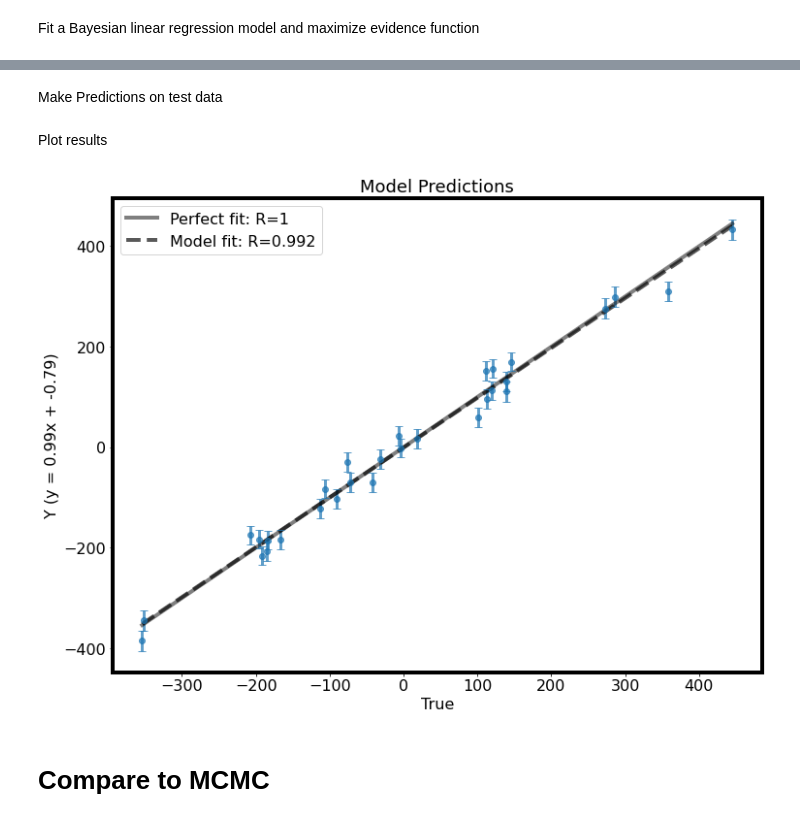
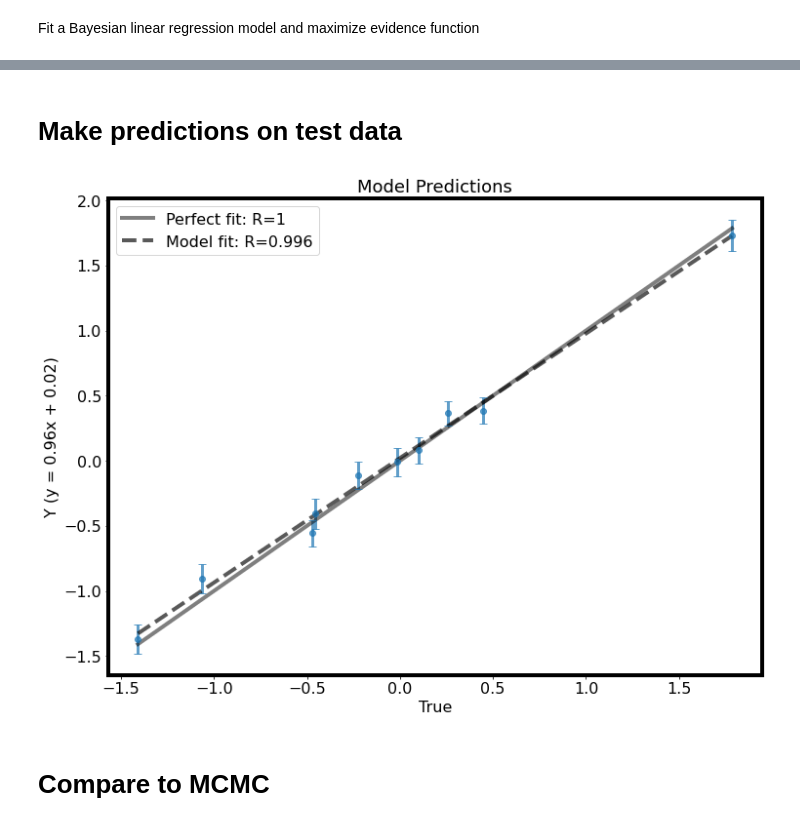
Before and after one commit to JaronThompson/BayesianLinearRegression, a Jupyter notebook: Bayesian Linear Regression.ipynb, the cells around one changed output, grey strips where cells are left out. Cells and saved outputs as stored; diff of their text form; code cells hidden in the pictures.

```diff
--- a/Bayesian Linear Regression.ipynb
+++ b/Bayesian Linear Regression.ipynb
@@ -42,17 +42,22 @@ $$
 In this example, Scikit-learn's make_regression() is used to generate synthetic data with 100 features, 1 target variable, and 150 samples. Gaussian noise is added to the output variable with a standard deviation of 10, which corresponds to a precision of $\frac{1}{10^{2}}$ = .01.
 # %%
 import sklearn.datasets
+from sklearn.preprocessing import StandardScaler
 import numpy as np
 
 # number of samples
-NS = 150
+NS = 500
 # number of features
-NF = 100
+NF = 10
+# number of important features
+n_important = 10
 # define precision as beta
-noise = 20        # std deviation
-beta = 1/noise**2 # inverse variance
+noise = 20      # std deviation
+beta = (1./noise)**2 # inverse variance
 
-X, y = sklearn.datasets.make_regression(n_samples=NS, n_features=NF, n_targets=1, noise=noise)
+X, y = sklearn.datasets.make_regression(n_samples=NS, n_features=NF,
+                                        n_informative=n_important,
+                                        n_targets=1, noise=noise)
 # %% [markdown]
 Decompose data set into training and testing data, setting aside 1/5 of the data for testing.
 # %%
@@ -62,3 +67,11 @@ X_train = X[:N_train, :]
 X_test = X[N_train:, :]
 Y_train = y[:N_train]
 Y_test = y[N_train:]
+# %%
+Xscaler = StandardScaler().fit(X_train)
+X_train = Xscaler.transform(X_train)
+X_test  = Xscaler.transform(X_test)
+
+Yscaler = StandardScaler().fit(np.vstack(Y_train))
+Y_train = Yscaler.transform(np.vstack(Y_train)).ravel()
+Y_test  = Yscaler.transform(np.vstack(Y_test)).ravel()
@@ -65,6 +329,7 @@ Y_test = y[N_train:]
 # %% [markdown]
 Fit a Bayesian linear regression model and maximize evidence function
 # %%
-blr = BLR(X_train, Y_train, alpha=0.)
+blr = BLR(X_train, Y_train)
 blr.fit()
+#blr.fit_MCMC()
 # %% [output]
@@ -82,2 +386,2 @@ Evidence: -441.930
 # %% [markdown]
-Make Predictions on test data
+# Make predictions on test data
@@ -86,26 +388,26 @@ Y, Y_stdv = blr.predict(X_test)
-# %% [markdown]
-Plot results
 # %%
+Y, Y_stdv = blr.predict_MCMC(X_test)
+
 OneToOne = np.linspace(np.min(Y_test), np.max(Y_test), 100)
 plt.plot(OneToOne, OneToOne, 'k', alpha=.5, label="Perfect fit: R=1")
 
 lr_stats = linregress(Y_test, Y)
 y_fit = OneToOne*lr_stats.slope + lr_stats.intercept
 
 plt.plot(OneToOne, y_fit, 'k--', alpha=.65, label=r"Model fit: R={:.3f}".format(lr_stats.rvalue))
 plt.errorbar(Y_test, Y, linewidth=3, capsize=4, linestyle='none', marker='o', alpha=.7, yerr = Y_stdv)
 
 plt.legend(fontsize=16)
 
 plt.xticks(fontsize=16)
 plt.yticks(fontsize=16)
 plt.xlabel("True", fontsize=16)
 plt.ylabel("Y (y = {:.2f}x + {:.2f})".format(lr_stats.slope, lr_stats.intercept), fontsize=16)
 plt.title(r"Model Predictions", fontsize=18)
 plt.savefig("Figures/example_1.png", dpi=100)
 plt.show()
 # %% [output]
-[figure, old version]
+[figure, new version]
 # %%
 # import numpy as np
 # import numpyro
```
Also changed, not shown: parts of 21 cells of this notebook, 6 other files.
